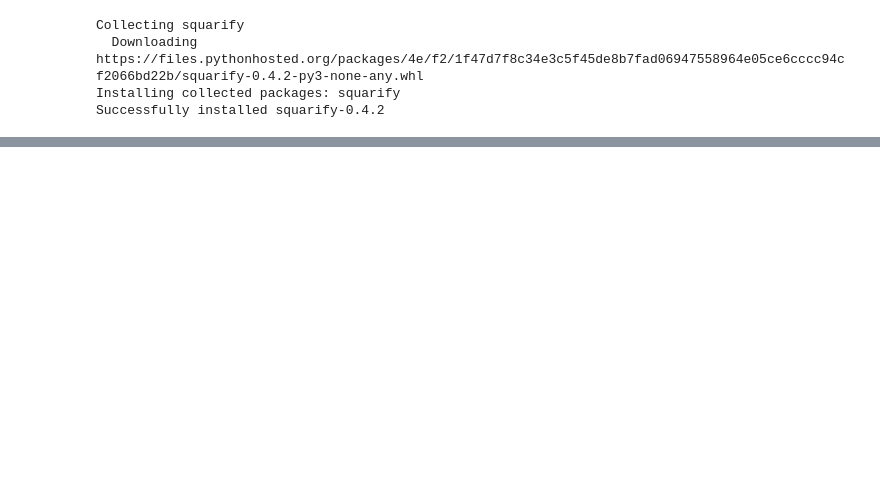
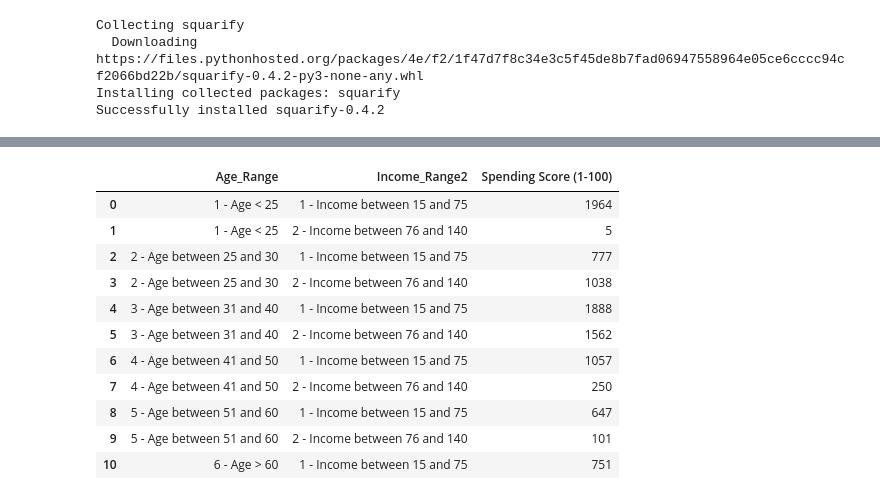
Before and after one commit to Saranyanv/test, a Jupyter notebook: 455_Assignment3.ipynb, the cells around one changed output, grey strips where cells are left out. Drawn from its saved outputs; the diff is of its cells as text; code cells hidden in the pictures; blank space fills up the shorter version.

```diff
--- a/455_Assignment3.ipynb
+++ b/455_Assignment3.ipynb
@@ -275,0 +259,15 @@ Text(0.5, 0, 'City Name')
+# %%
+Mall_Customers_Agg_Age_Income
+# %% [output]
+|  | Age_Range | Income_Range2 | Spending Score (1-100) |
+| 0 | 1 - Age < 25 | 1 - Income between 15 and 75 | 1964 |
+| 1 | 1 - Age < 25 | 2 - Income between 76 and 140 | 5 |
+| 2 | 2 - Age between 25 and 30 | 1 - Income between 15 and 75 | 777 |
+| 3 | 2 - Age between 25 and 30 | 2 - Income between 76 and 140 | 1038 |
+| 4 | 3 - Age between 31 and 40 | 1 - Income between 15 and 75 | 1888 |
+| 5 | 3 - Age between 31 and 40 | 2 - Income between 76 and 140 | 1562 |
+| 6 | 4 - Age between 41 and 50 | 1 - Income between 15 and 75 | 1057 |
+| 7 | 4 - Age between 41 and 50 | 2 - Income between 76 and 140 | 250 |
+| 8 | 5 - Age between 51 and 60 | 1 - Income between 15 and 75 | 647 |
+| 9 | 5 - Age between 51 and 60 | 2 - Income between 76 and 140 | 101 |
+| 10 | 6 - Age > 60 | 1 - Income between 15 and 75 | 751 |
```
Also changed, not shown: parts of 20 cells of this notebook.
